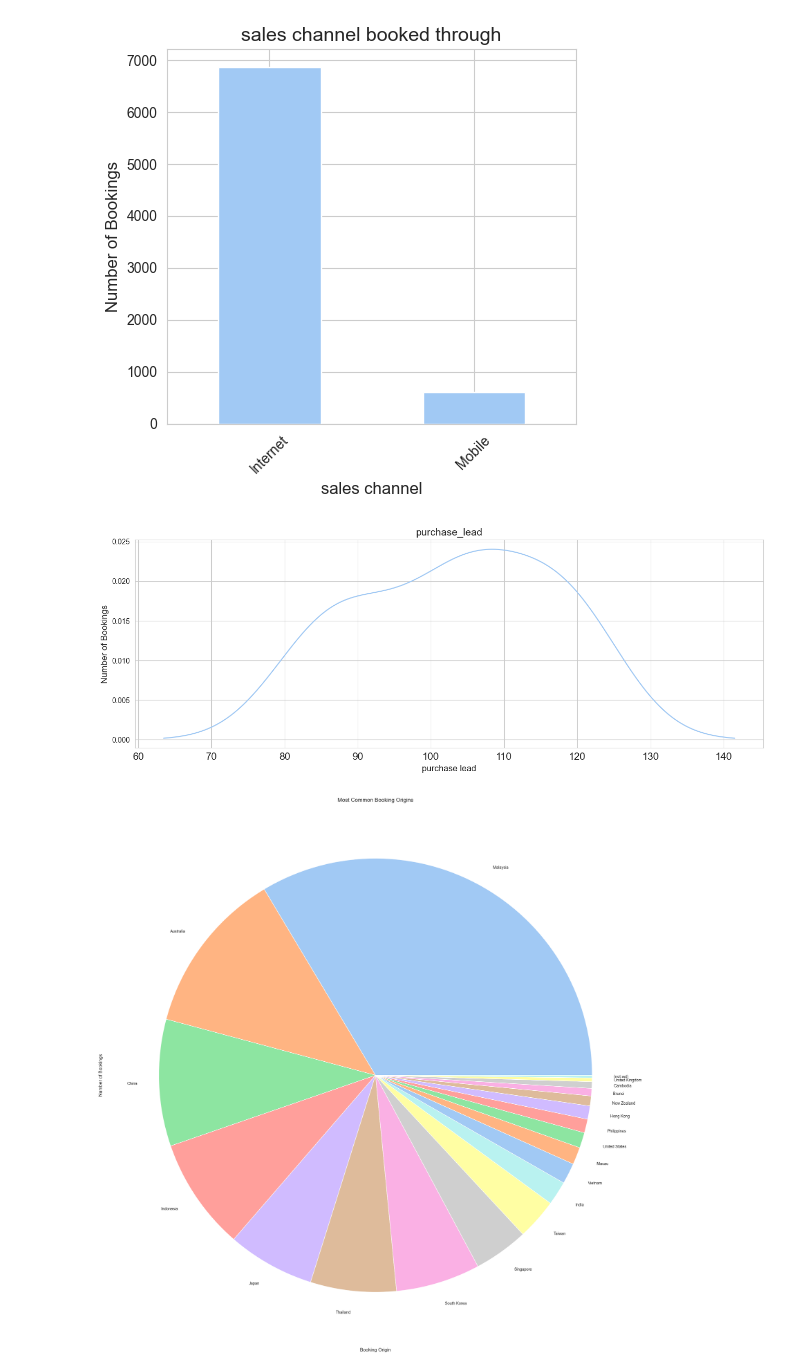
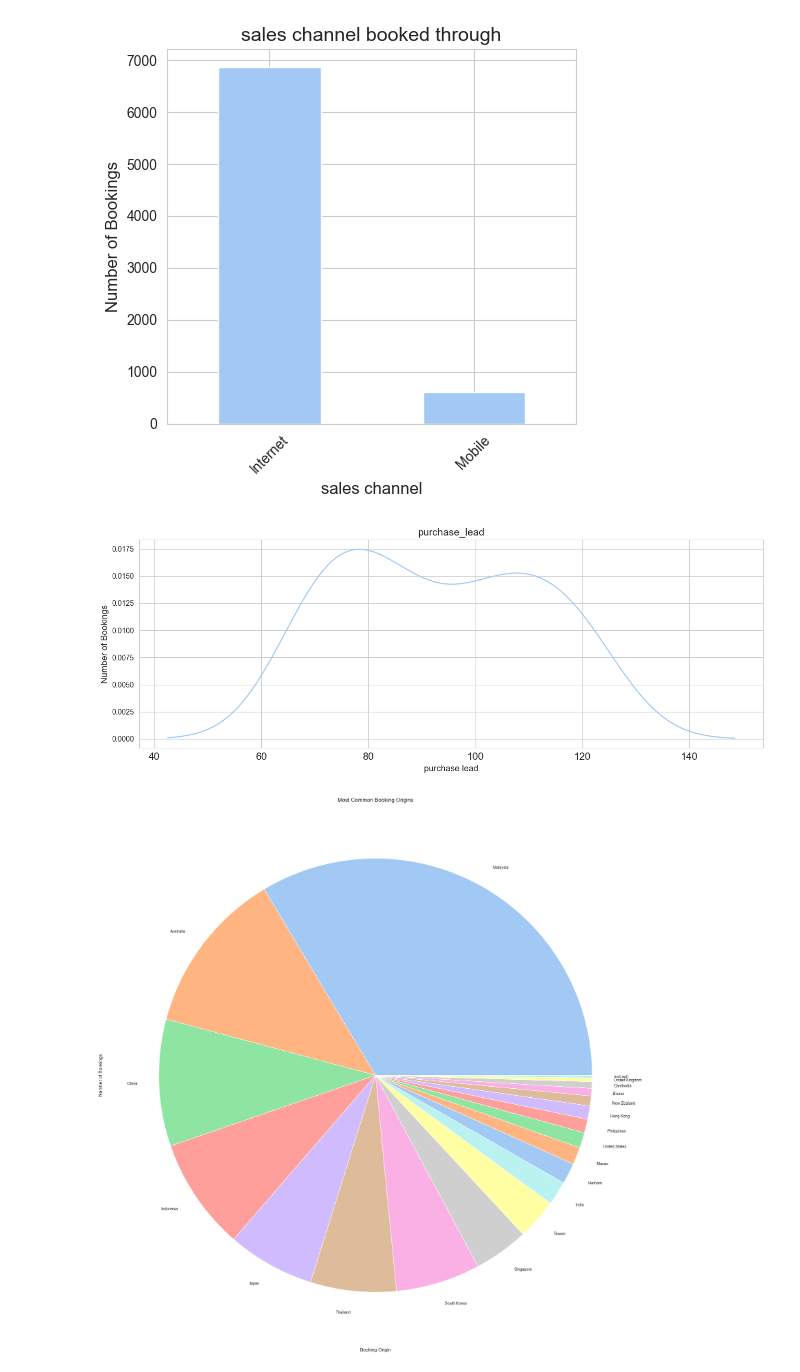
Before and after one commit to nickgeorgemathew/customer-booking-analysis, a Jupyter notebook: customer_booking_analysis.ipynb, the cells around one changed output. Cells and saved outputs as stored; diff of their text form; code cells hidden in the pictures.

Commit message:
column by column  visualisation (univariate analysis)

```diff
--- a/customer_booking_analysis.ipynb
+++ b/customer_booking_analysis.ipynb
@@ -244,7 +237,3 @@ plt.legend()
 plt.show()
 # %% [output]
 [figure]
-# %%
-from sklearn.preprocessing import OneHotEncoder
-
-df['sales_channel_1']=OneHotEncoder().fit_transform(df['sales_channel'].copy())
@@ -293,22 +372,22 @@ plt.show()
 # %%
 
 booking_complete = df[df['booking_complete'] == 1]
 purchase_lead = booking_complete['purchase_lead'].value_counts()
 
 sns.set_style('whitegrid')
 sns.set_palette('pastel')
 
 plt.figure(figsize=(13, 5))
-purchase_lead.head(20).plot(kind='kde')
+purchase_lead.head(30).plot(kind='kde')
 plt.xticks(fontsize=14)
 plt.title('purchase_lead', fontsize=14)
 plt.xlabel("purchase lead", fontsize=12)
 plt.ylabel('Number of Bookings', fontsize=12)
 
 plt.tight_layout()
 plt.show()
 # %% [output]
-[figure, old version]
+[figure, new version]
 # %%
 
 booking_complete = df[df['booking_complete'] == 1]
```
Also changed, not shown: parts of 17 cells of this notebook, 2 other files.
